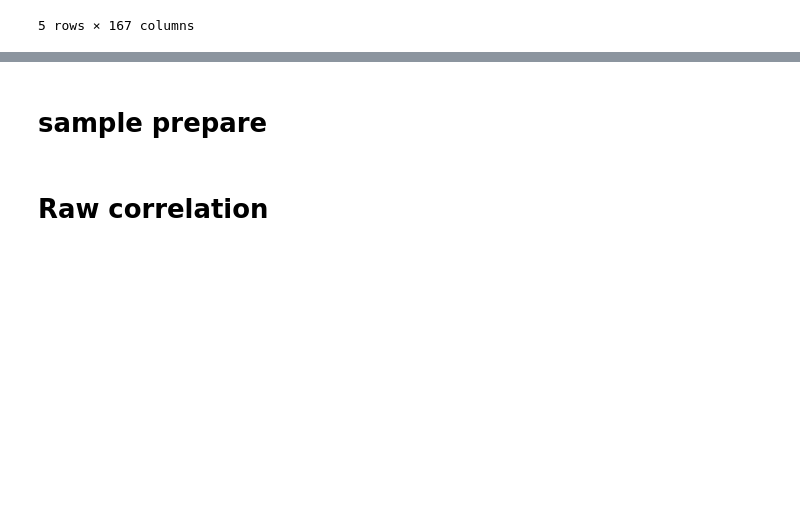
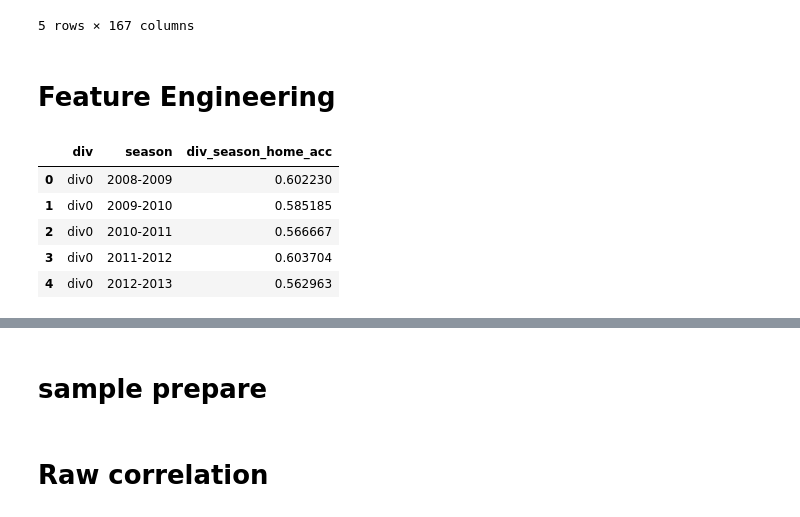
Before and after one commit to relew/matchPrediction, a Jupyter notebook: initialEvaluation.ipynb, the cells around one changed output, grey strips where cells are left out. Cells and saved outputs as stored; diff of their text form; code cells hidden in the pictures; blank space fills up the shorter version.

```diff
--- a/initialEvaluation.ipynb
+++ b/initialEvaluation.ipynb
@@ -94,3 +94,35 @@ df.head()
 | 3 | 3 | 2008-2009 | div0 | 1.17 | 7.0 | 15.00 | 11 | ... |
 | 4 | 4 | 2008-2009 | div0 | 1.17 | 7.0 | 15.00 | 14 | ... |
 5 rows × 167 columns
+# %% [markdown]
+# Feature Engineering
+# %%
+df["home_win_expected"] = np.where((df["odds_home_team_win"] < df["odds_draw"]) &
+                                   (df["odds_home_team_win"] < df["odds_away_team_win"]),1,0)
+
+df["home_win_accuracy"] = np.where(df["home_win_flag"] == df["home_win_expected"],1,0)
+
+# df["draw_expected"] = np.where((df["odds_draw"] <= df["odds_home_team_win"]) &
+#                                (df["odds_draw"] <= df["odds_away_team_win"]),1,0)
+
+# df["away_win_expected"] = np.where((df["odds_away_team_win"] < df["odds_draw"]) &
+#                                    (df["odds_away_team_win"] < df["odds_home_team_win"]),1,0)
+
+# df["flag_concat"] = df["home_win_flag"].astype(str) + df["draw_flag"].astype(str) + + df["away_win_flag"].astype(str)
+# df["expected_concat"] = df["home_win_expected"].astype(str) + df["draw_expected"].astype(str) + + df["away_win_expected"].astype(str)
+# df["expectation_accuracy"] = np.where(df["flag_concat"] == df["expected_concat"],1,0)
+# %%
+# div seasonal accuracy
+
+acc_df = pd.DataFrame(df.groupby(["div","season"])["home_win_accuracy"].mean())
+acc_df = acc_df.reset_index(level=['div', 'season'])
+
+acc_df.columns = ["div","season","div_season_home_acc"]
+acc_df.head()
+# %% [output]
+|  | div | season | div_season_home_acc |
+| 0 | div0 | 2008-2009 | 0.602230 |
+| 1 | div0 | 2009-2010 | 0.585185 |
+| 2 | div0 | 2010-2011 | 0.566667 |
+| 3 | div0 | 2011-2012 | 0.603704 |
+| 4 | div0 | 2012-2013 | 0.562963 |
```
Also changed, not shown: parts of 26 cells of this notebook, 2 other files.
